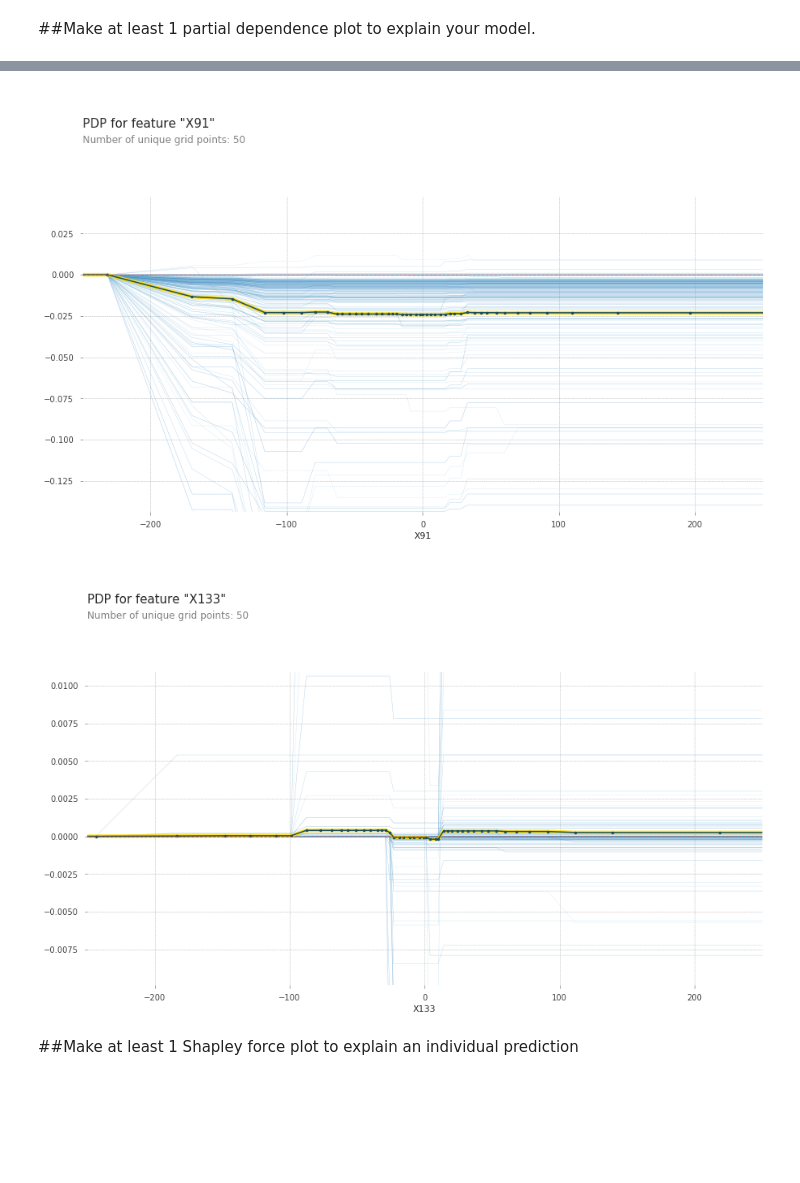
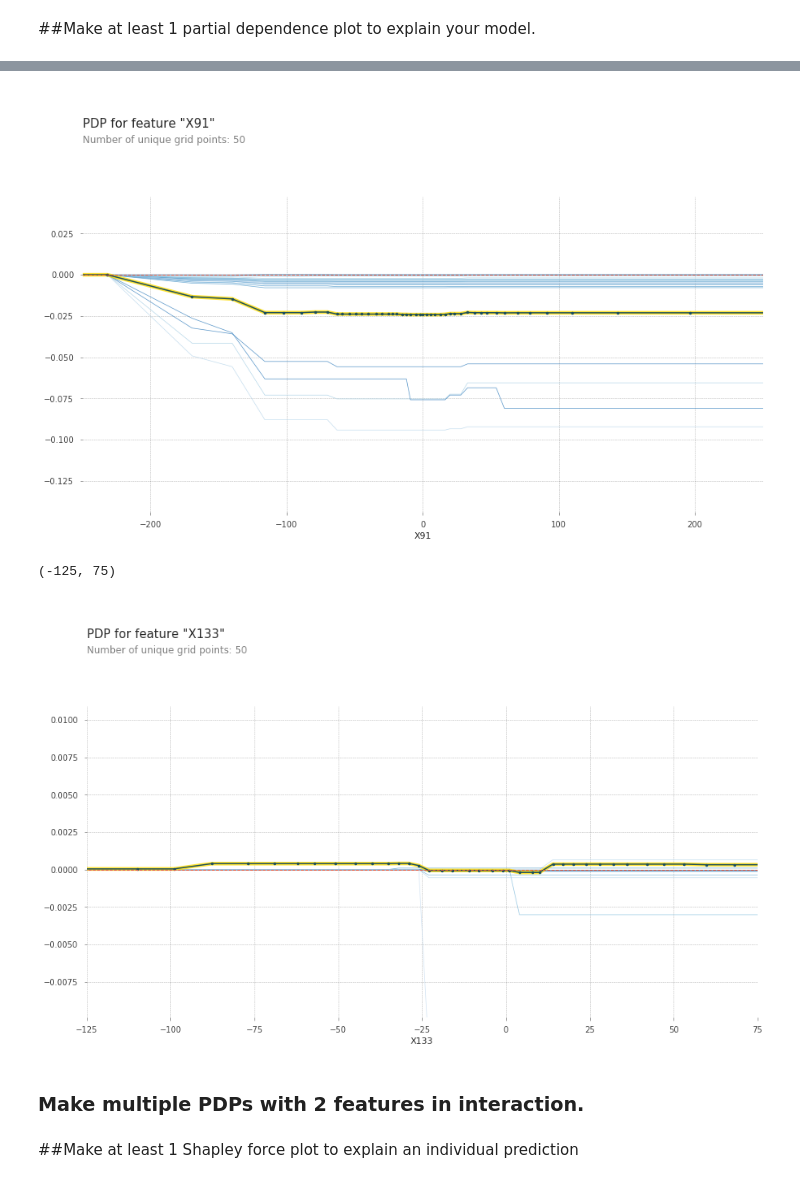
Before and after one commit to mahoryu/DS-Unit-2-Applied-Modeling, a Jupyter notebook: module4-model-interpretation/LS_DS_234_assignment.ipynb, the cells around one changed output, grey strips where cells are left out. Saved outputs shown, nothing was run; the diff lists cells and outputs as text; code cells hidden in the pictures; blank space fills up the shorter version.

```diff
--- a/module4-model-interpretation/LS_DS_234_assignment.ipynb
+++ b/module4-model-interpretation/LS_DS_234_assignment.ipynb
@@ -276,7 +276,7 @@ def graph_pdp(feature):
 
   # plot the pdp
   pdp_plot(isolated, feature_name=feature, plot_lines=True,
-          frac_to_plot=.1);
+          frac_to_plot=.01);
   plt.xlim((-250,250));
 # %%
 graph_pdp('X67')
@@ -285,8 +285,12 @@ graph_pdp('X67')
 # %%
 graph_pdp('X91')
 # %% [output]
-[figure, old version]
+[figure, new version]
 # %%
 graph_pdp('X133')
+plt.xlim(-125,75)
 # %% [output]
+(-125, 75)
-[figure, old version]
+[figure, new version]
+# %% [markdown]
+### Make multiple PDPs with 2 features in interaction.
```
Also changed, not shown: parts of 4 cells of this notebook.
